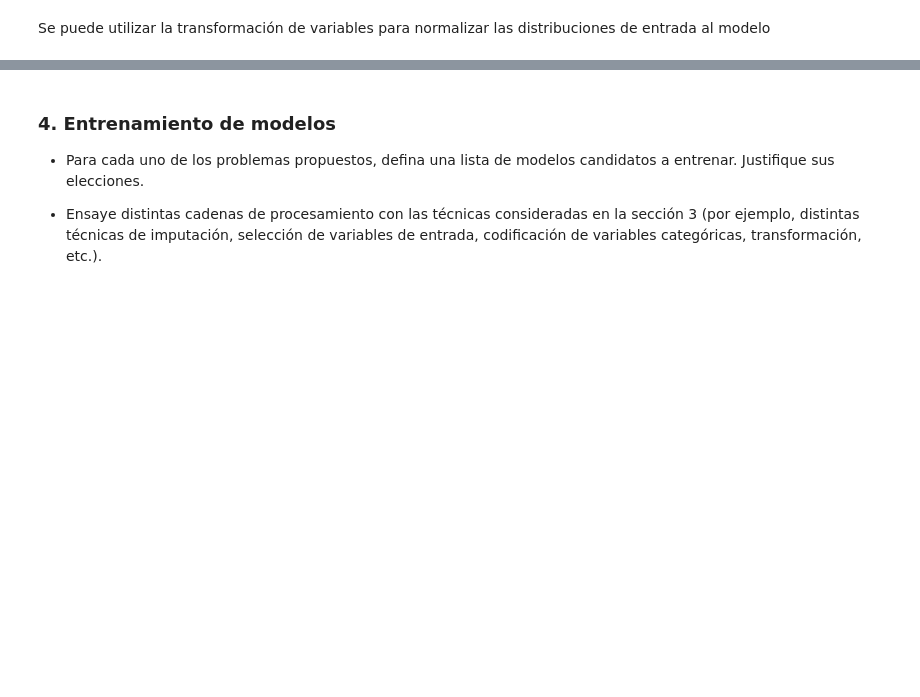
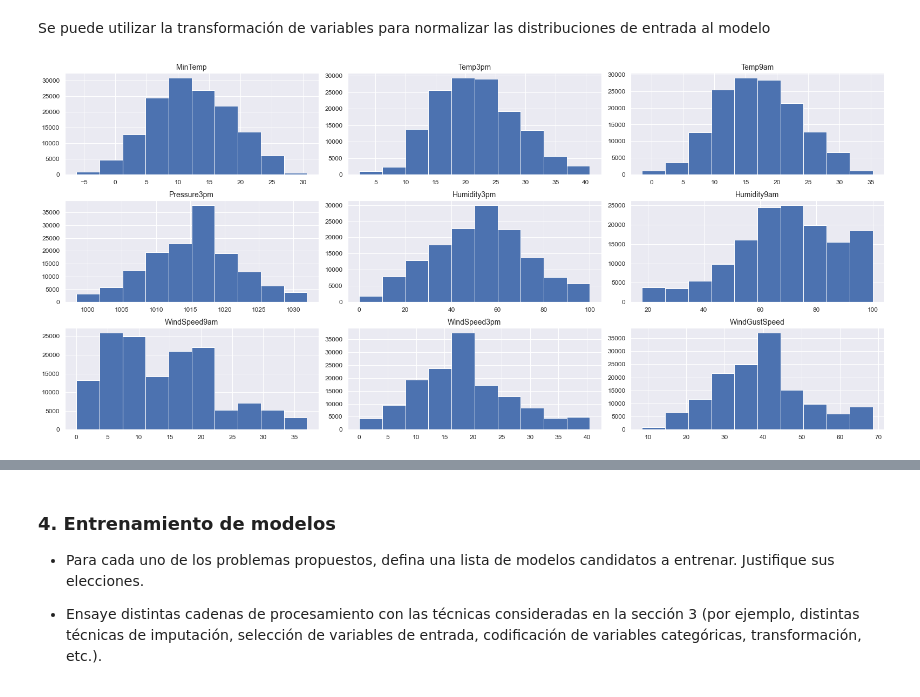
Before and after one commit to GonzaloRomeroR/CEIA, a Jupyter notebook: intro_ia/TP/TP.ipynb, the cells around one changed output, grey strips where cells are left out. Cells and saved outputs as stored; diff of their text form; code cells hidden in the pictures; blank space fills up the shorter version.

Commit message:
Add box cox plot to TP

```diff
--- a/intro_ia/TP/TP.ipynb
+++ b/intro_ia/TP/TP.ipynb
@@ -726,37 +721,32 @@ Se puede utilizar la transformación de variables para normalizar las distribuci
 # %%
 from sklearn.preprocessing import PowerTransformer, MinMaxScaler
 from sklearn.pipeline import Pipeline
 
-# Función no utilizada
 def box_cox_transform(df, columns, method="box-cox"):
     pipelines = dict()
     for column in columns:
         scaler = MinMaxScaler(feature_range=(1, 2))
         power = PowerTransformer(method=method)
         pipeline = Pipeline(
             steps=[
                 ('s', scaler),
                 ('p', power)
         ])
         df[column] = pipeline.fit_transform(df[column].to_numpy().reshape(-1, 1))
         pipelines[column] = pipeline
     return df, pipelines
 
 columns_trans = [
     "MinTemp",
     "Temp3pm",
     "Temp9am",
     "Pressure3pm",
     "Humidity3pm",
     "Humidity9am",
     "WindSpeed9am",
     "WindSpeed3pm",
     "WindGustSpeed",
-    "Rainfall",
 ]
-# display_dataset_distributions(weather_filt[columns_trans])
-# display_dataset_distributions(weather_filt[columns_trans])
-
-# weather_trans, pipelines = box_cox_transform(weather_filt.copy(), columns_trans)
-# weather_trans, pipelines = box_cox_transform(weather_filt.copy(), columns_trans, method="yeo-johnson")
-# display_dataset_distributions(weather_trans[columns_trans])
+display_dataset_distributions(weather_filt[columns_trans])
+# %% [output]
+[figure, added]
```
Also changed, not shown: parts of 6 cells of this notebook.
